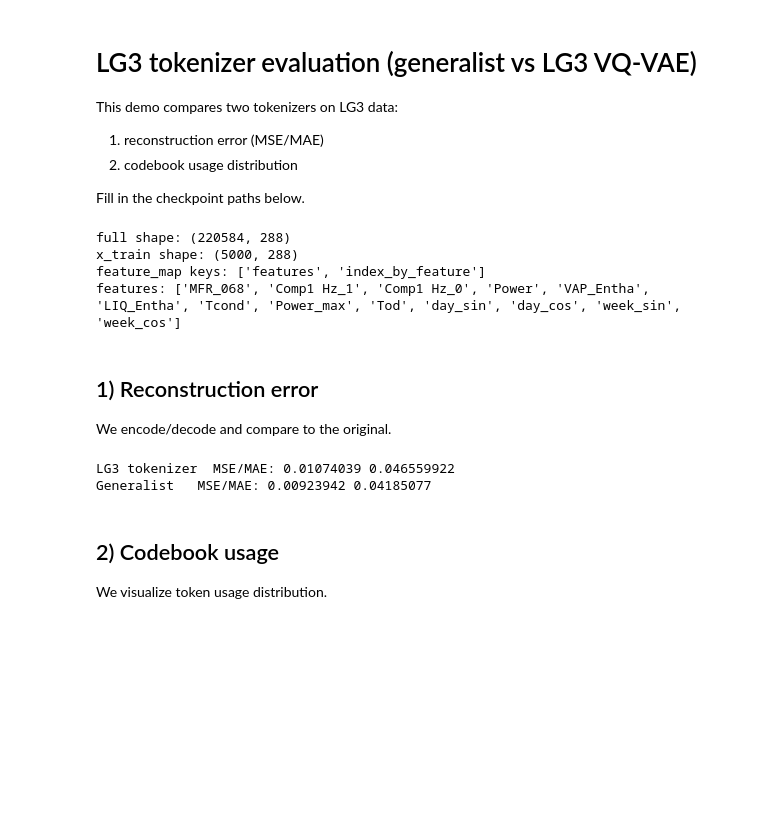
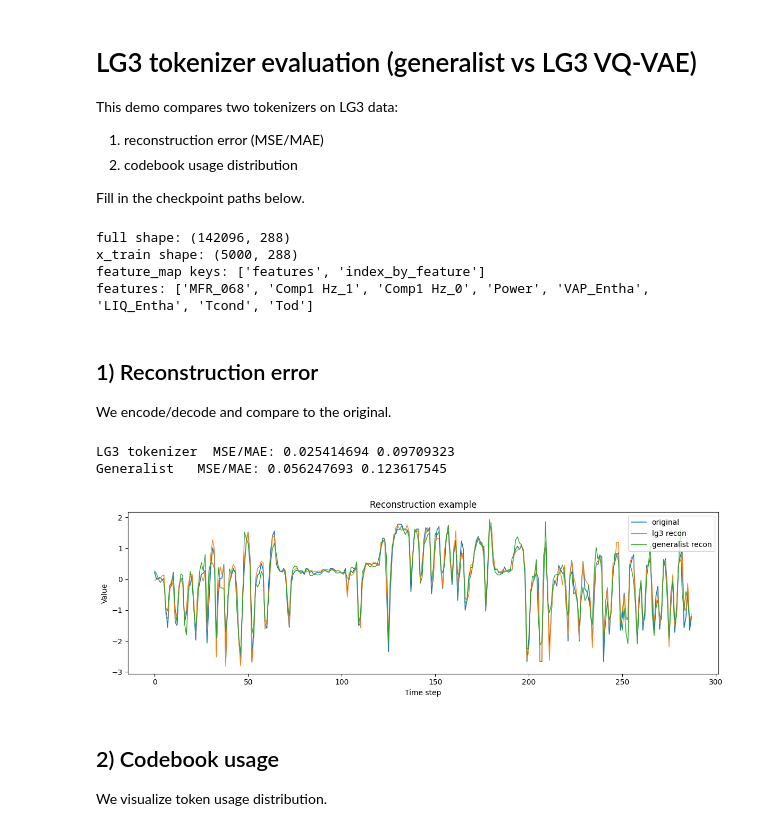
Before and after one commit to redEddie/TOTEM, a Jupyter notebook: lg3/example/lg3_tokenizer_eval_demo.ipynb, the cells around one changed output. Cells and saved outputs as stored; diff of their text form; code cells hidden in the pictures; blank space fills up the shorter version.

```diff
--- a/lg3/example/lg3_tokenizer_eval_demo.ipynb
+++ b/lg3/example/lg3_tokenizer_eval_demo.ipynb
@@ -29,7 +29,14 @@ lg3_cf = getattr(lg3_model, "compression_factor", 4)
 gen_cf = getattr(gen_model, "compression_factor", 4)
 # %%
 SAMPLE_SIZE = 5000  # reduce for speed
-LG3_REVIN_DIR = os.path.abspath(os.path.join('..', 'data', 'revin'))
+REVIN_ROOT = os.path.abspath(os.path.join('..', 'data'))
+SOURCE = 'snu'  # elec1_f2 / ohsung_f2 / snu (set to '' if using single-source revin)
+
+if SOURCE:
+    LG3_REVIN_DIR = os.path.join(REVIN_ROOT, 'revin_sources', SOURCE)
+else:
+    LG3_REVIN_DIR = os.path.join(REVIN_ROOT, 'revin')
+
 FEATURE_MAP_PATH = os.path.join(LG3_REVIN_DIR, 'feature_map.json')
 
 def load_revin_x(path):
@@ -51,10 +58,10 @@ if os.path.exists(FEATURE_MAP_PATH):
     print('feature_map keys:', list(feature_map.keys()))
     print('features:', feature_map.get('features', []))
 # %% [output]
-full shape: (220584, 288)
+full shape: (142096, 288)
 x_train shape: (5000, 288)
 feature_map keys: ['features', 'index_by_feature']
-features: ['MFR_068', 'Comp1 Hz_1', 'Comp1 Hz_0', 'Power', 'VAP_Entha', 'LIQ_Entha', 'Tcond', 'Power_max', 'Tod', 'day_sin', 'day_cos', 'week_sin', 'week_cos']
+features: ['MFR_068', 'Comp1 Hz_1', 'Comp1 Hz_0', 'Power', 'VAP_Entha', 'LIQ_Entha', 'Tcond', 'Tod']
 # %% [markdown]
 ## 1) Reconstruction error
 We encode/decode and compare to the original.
@@ -78,7 +85,7 @@ def mse_mae(x, recon):
 lg3_model = torch.load(LG3_VQVAE_CKPT, weights_only=False)
 gen_model = torch.load(GENERALIST_CKPT, weights_only=False)
 
-lg3_compression_factor = getattr(lg3_model, 'compression_factor', 16)
+lg3_compression_factor = getattr(lg3_model, 'compression_factor', 4)
 gen_compression_factor = getattr(gen_model, 'compression_factor', 4)
 
 lg3_recon, lg3_codes, lg3_codebook = reconstruct(lg3_model, x_train, lg3_compression_factor)
@@ -90,8 +97,23 @@ gen_mse, gen_mae = mse_mae(x_train, gen_recon)
 print('LG3 tokenizer  MSE/MAE:', lg3_mse, lg3_mae)
 print('Generalist   MSE/MAE:', gen_mse, gen_mae)
 # %% [output]
-LG3 tokenizer  MSE/MAE: 0.01074039 0.046559922
-Generalist   MSE/MAE: 0.00923942 0.04185077
+LG3 tokenizer  MSE/MAE: 0.025414694 0.09709323
+Generalist   MSE/MAE: 0.056247693 0.123617545
+# %%
+# visualize a single example reconstruction
+idx = 0
+plt.figure(figsize=(12, 4))
+plt.plot(x_train[idx], label='original', linewidth=1.2)
+plt.plot(lg3_recon[idx], label='lg3 recon', linewidth=1.0)
+plt.plot(gen_recon[idx], label='generalist recon', linewidth=1.0)
+plt.title('Reconstruction example')
+plt.xlabel('Time step')
+plt.ylabel('Value')
+plt.legend()
+plt.tight_layout()
+plt.show()
+# %% [output]
+[figure, added]
 # %% [markdown]
 ## 2) Codebook usage
 We visualize token usage distribution.
```
Also changed, not shown: parts of 3 cells of this notebook, 7 other files.
